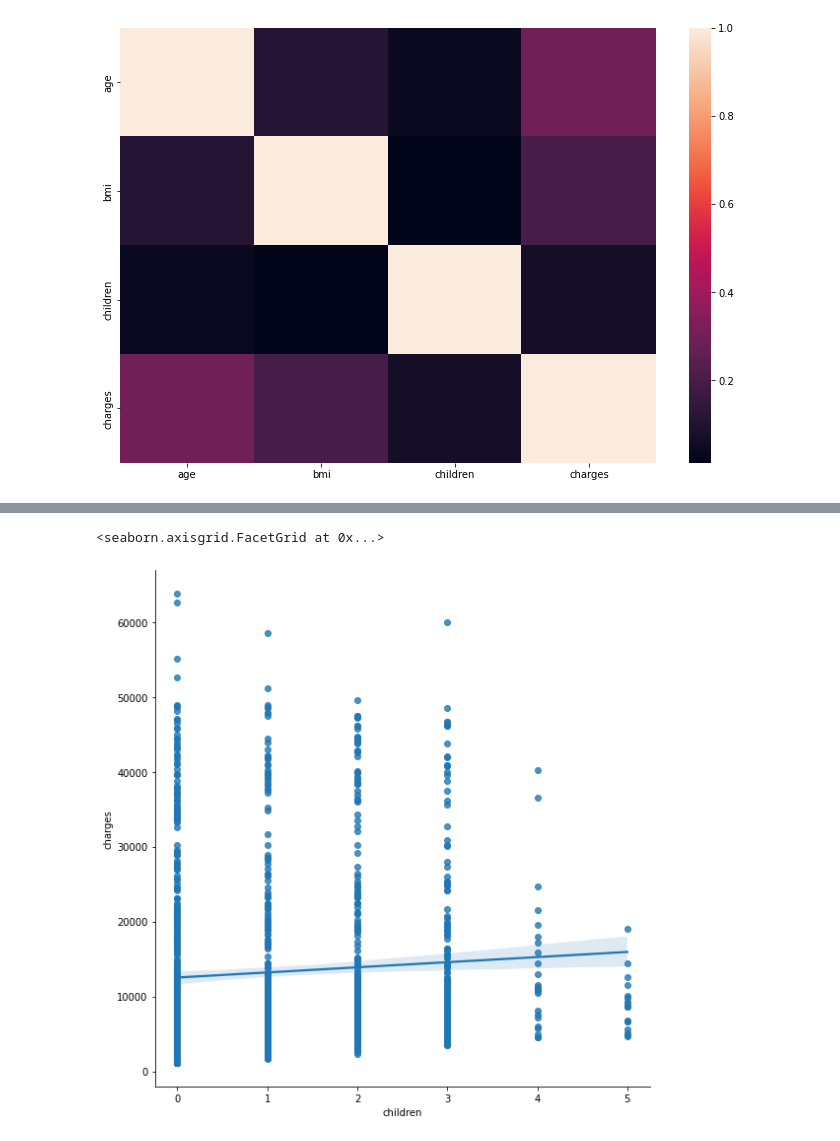
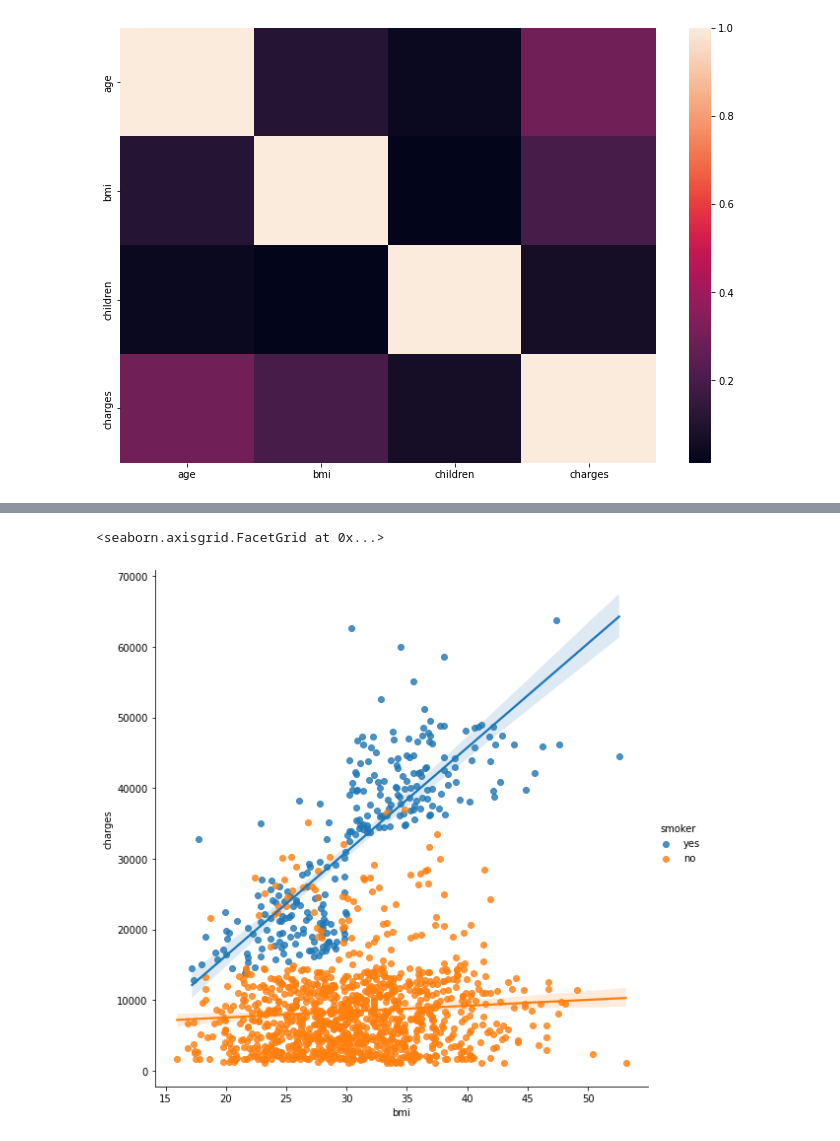
Before and after one commit to jumikao/USA_Medical_Insurance_Analysis_-Linear_Regression_project-, a Jupyter notebook: VISUALIZATION.ipynb, the cells around one changed output, grey strips where cells are left out. Saved outputs shown, nothing was run; the diff lists cells and outputs as text; code cells hidden in the pictures.

```diff
--- a/VISUALIZATION.ipynb
+++ b/VISUALIZATION.ipynb
@@ -43,5 +54,5 @@ sns.lmplot(x="bmi", y="charges", data=data_df, size=(8))
 # %%
-sns.lmplot(x="children", y="charges", data=data_df, size=(8))
+sns.lmplot(x="bmi", y="charges", data=data_df, size=(8), hue="smoker")
 # %% [output]
 <seaborn.axisgrid.FacetGrid at 0x...>
-[figure, old version]
+[figure, new version]
```
Also changed, not shown: parts of 6 cells of this notebook.
